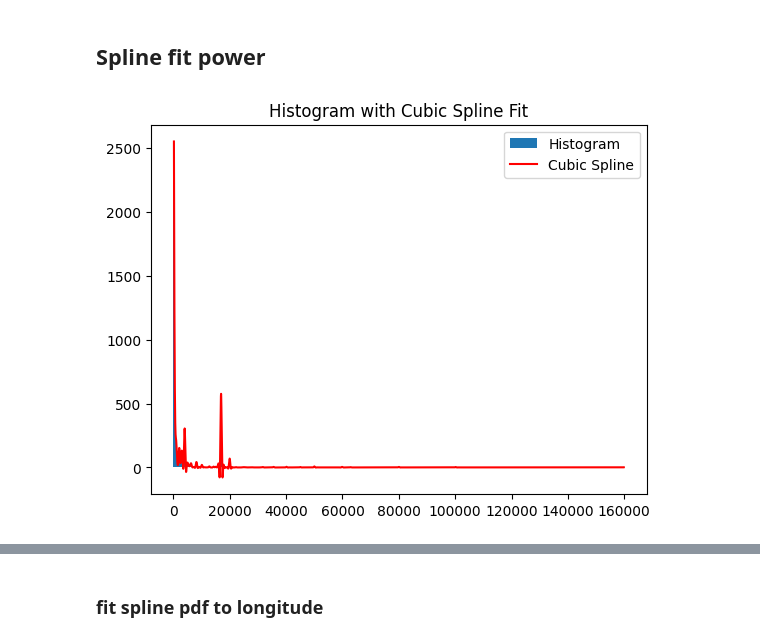
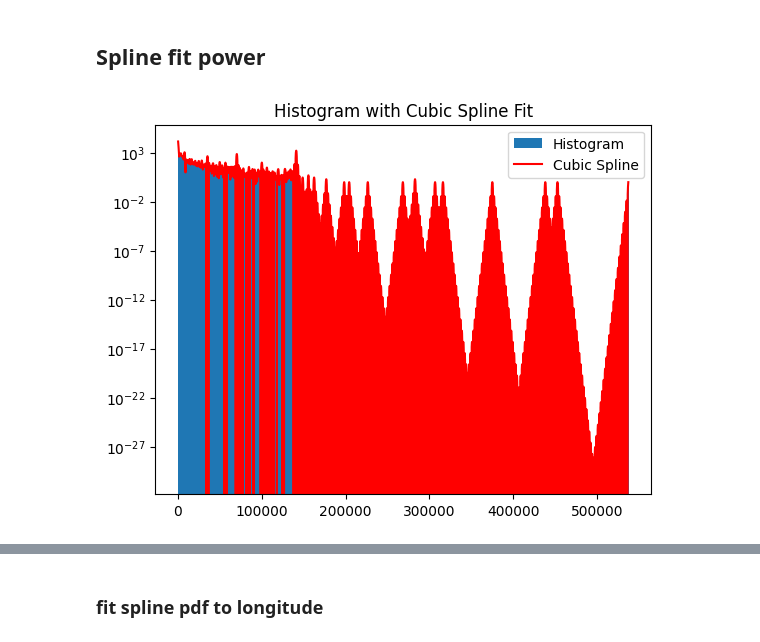
Before and after one commit to Bharatcs/rfi, a Jupyter notebook: Project/Mini_Stat_model.ipynb, the cells around one changed output, grey strips where cells are left out. Drawn from its saved outputs; the diff is of its cells as text; code cells hidden in the pictures.

```diff
--- a/Project/Mini_Stat_model.ipynb
+++ b/Project/Mini_Stat_model.ipynb
@@ -75,7 +75,7 @@ plt.show()
 # Fitting PDF to Tx params
 # %%
 # read Tx params of selected 5k country
-fr_df=pd.read_csv('./database/Russia.csv')
+fr_df=pd.read_csv('./database/Norway.csv')
 fr_df=fr_df.dropna()
 lat=fr_df['Latitude in degrees'].to_numpy()
 lon=fr_df['Longitude in degrees'].to_numpy()
@@ -366,22 +366,23 @@ print(finval)
 # %%
 data = power
 # Create a histogram
 hist2, bin_edges2 = np.histogram(data,bins='fd')
 # Calculate midpoints of bins
 bin_midpoints2 = (bin_edges2[1:] + bin_edges2[:-1]) / 2
 # Fit a cubic spline to the histogram
 cs2 = CubicSpline(bin_midpoints2, hist2)
 # Generate x values for the spline plot
 x_vals2 = np.linspace(bin_midpoints2.min(), bin_midpoints2.max(), finval)
 # Plot the histogram and the cubic spline
 plt.hist(data, bins=FDrule(data), label='Histogram')
 plt.plot(x_vals2, cs2(x_vals2), 'r-', label='Cubic Spline')
 
 plt.title('Histogram with Cubic Spline Fit')
 plt.legend()
+plt.yscale('log')
 plt.show()
 # %% [output]
-[figure, old version]
+[figure, new version]
 # %%
 x_values2 = np.linspace(np.min(power),np.max(power),finval)
 corrval2=np.min(cs2(x_values2))
```
Also changed, not shown: parts of 43 cells of this notebook, 4 other files.
